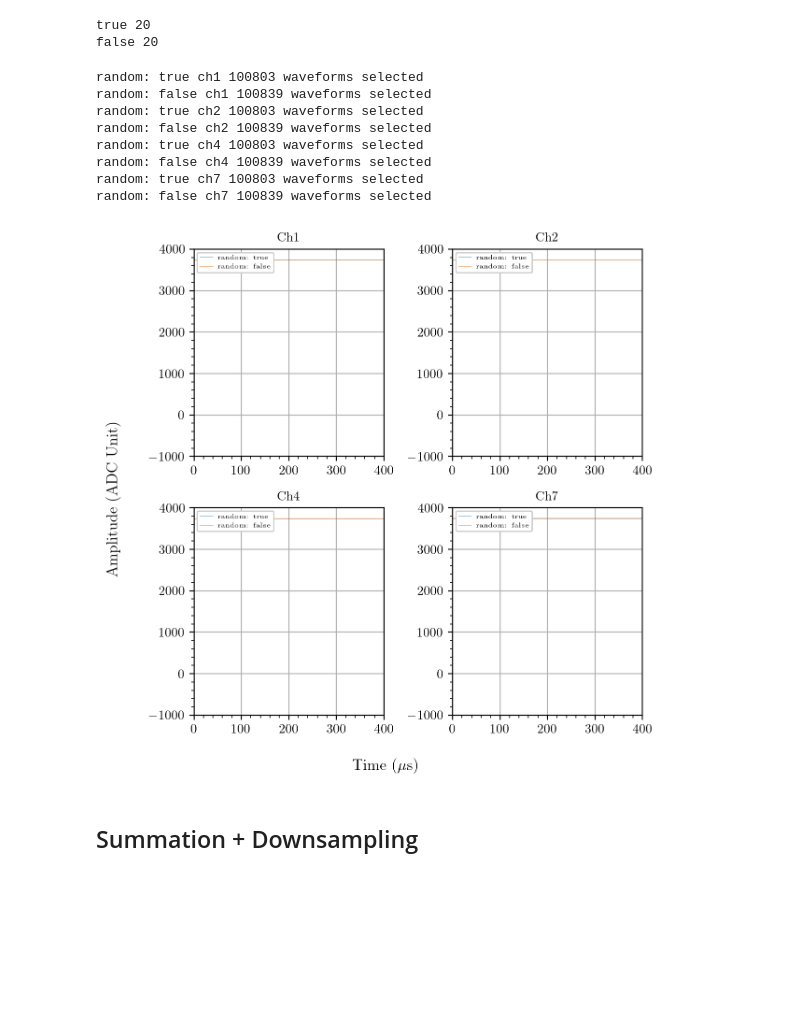
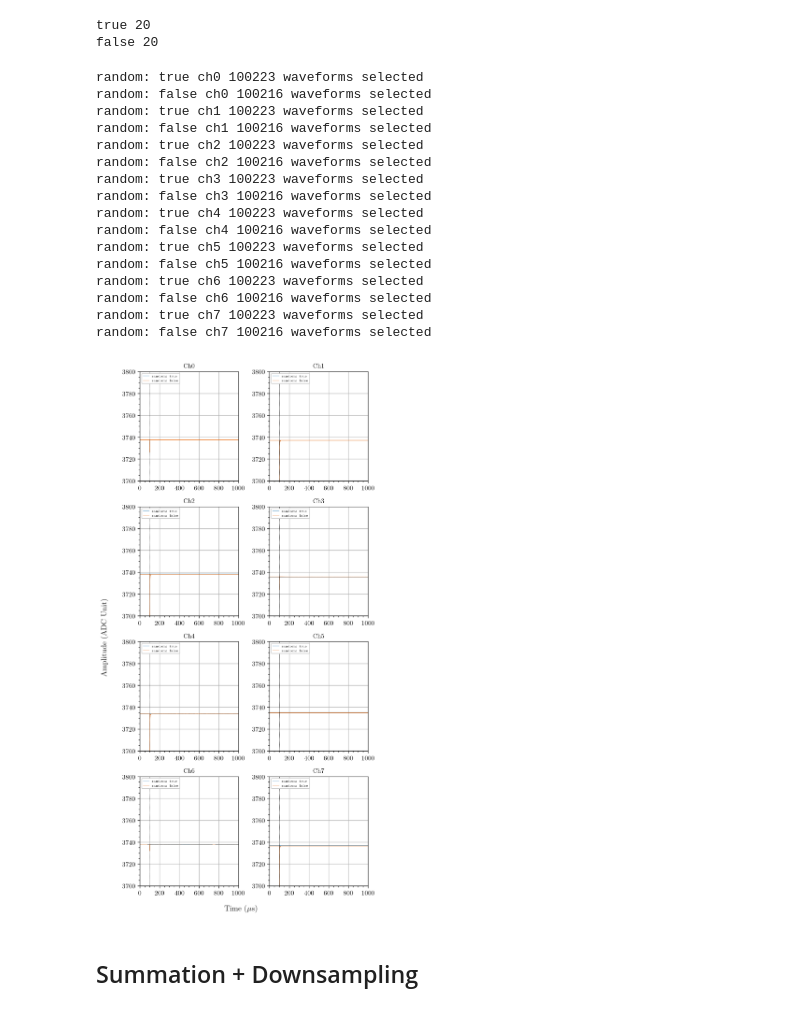
Before and after one commit to darkside-princeton/sipm-analysis, a Jupyter notebook: jupyter/long_wf_liq8.ipynb, the cells around one changed output. Cells and saved outputs as stored; diff of their text form; code cells hidden in the pictures; blank space fills up the shorter version.

Commit message:
1000us WL & WW data

```diff
--- a/jupyter/long_wf_liq8.ipynb
+++ b/jupyter/long_wf_liq8.ipynb
@@ -28,10 +28,10 @@ Welcome to JupyROOT 6.26/08
 ## View raw waveforms to find out exact trigger position
 # %%
 evid = np.arange(0, 10)
-channels = [0,1,2,3,4,7]
-trig = 9960
+channels = [0,1,2,3,4,5,6,7]
+trig = 24950
 dset = wfd.WaveformDataset(
-    path='/scratch/gpfs/GALBIATI/data/sipm/xart_long_wf/2025-02-13/2025-02-13_volt_98_light_scintillation_source_na22_sipmcoinc_1_baf2volt_2050_2500_baf2thre_10_3_random_false_cond_long_wf/0/',
+    path='/scratch/gpfs/GALBIATI/data/sipm/xart_long_wf/2025-02-26/2025-02-26_volt_98_light_scintillation_source_na22_random_false_cond_1000us/0/',
     pol=-1,
     channels=channels,
     trig=trig)
@@ -50,7 +50,7 @@ for i,wf in enumerate(wfs):
     plt.ylabel(r'Voltage [A.U.]')
     plt.minorticks_on()
     plt.grid()
-    plt.xlim(39.5,40.5)
+    plt.xlim(95,105)
     plt.ylim(-60, 400)
     plt.title(f'Event No. {evid[i]}')
 # %% [output]
@@ -292,8 +291,8 @@ def downsample(input_t,input_wf,nsub):
 # %%
 path = "/scratch/gpfs/as111/results/"
 random = ['true', 'false']
-files = {'true': glob(f'{path}2025-02-20/*random_true*long_wf_shape_liq8.h5'),
-         'false': glob(f'{path}2025-02-20/*random_false*long_wf_shape_liq8.h5')}
+files = {'true': glob(f'{path}2025-02-27/*random_true*long_wf_shape_liq8.h5'),
+         'false': glob(f'{path}2025-02-26/*random_false*long_wf_shape_liq8.h5')}
 for k,v in files.items():
 	print(k,len(v))
 # %% [output]
@@ -302,7 +301,7 @@ false 20
 # %%
 # data folder
 data_scint = {}
-channels = [1,2,4,7]
+channels = [0,1,2,3,4,5,6,7]
 ch_old = [0,5,6,3,4,1,2,7] # map to channels in liq5 calibration data
 volt = 98
 for r,fs in files.items():
@@ -328,39 +327,47 @@ for r,fs in files.items():
 # %%
 # Make plots for all datasets
 # Average LAr scintillation waveform
-t_trig = 9960*4e-3
-ylims = (-0.1,1)
-fig, axs = plt.subplots(2, 2, sharex=False, sharey=False)
-fig.set_size_inches(6, 6)
+t_trig = 24950*4e-3
+ylims = (3700,3800)
+fig, axs = plt.subplots(4, 2, sharex=False, sharey=False)
+fig.set_size_inches(6, 12)
 for j, ch in enumerate(channels):
     for r in random:
         print(f'random: {r} ch{ch} {data_scint[r][ch]["n_scint_wfs"]:.0f} waveforms selected')
         axs[j//2, j%2].plot(
             data_scint[r][ch]['time'],
             data_scint[r][ch]['avg_scint_wf'],
             label=f'random: {r}', linewidth=0.3)
     axs[j//2, j%2].legend(loc='upper left',fontsize=5)
     # axs[j//2, j%2].set_xlim(0, 10)
-    # axs[j//2, j%2].set_ylim(*ylims)
+    axs[j//2, j%2].set_ylim(*ylims)
     # axs[j//2, j%2].set_yscale('log')
     axs[j//2, j%2].minorticks_on()
     axs[j//2, j%2].grid()
     axs[j//2, j%2].set_title(f'Ch{ch}')
     axs[j//2, j%2].plot([t_trig-10*0.004]*2, ylims, 'k--',linewidth=0.3)
     axs[j//2, j%2].plot([t_trig+0.3]*2, ylims, 'k--',linewidth=0.3)
 fig.supxlabel(r'Time ($\mu$s)', y=0.01)
 fig.supylabel(r'Amplitude (ADC Unit)', x=0.00)
 fig.tight_layout()
 # %% [output]
-random: true ch1 100803 waveforms selected
-random: false ch1 100839 waveforms selected
-random: true ch2 100803 waveforms selected
-random: false ch2 100839 waveforms selected
-random: true ch4 100803 waveforms selected
-random: false ch4 100839 waveforms selected
-random: true ch7 100803 waveforms selected
-random: false ch7 100839 waveforms selected
+random: true ch0 100223 waveforms selected
+random: false ch0 100216 waveforms selected
+random: true ch1 100223 waveforms selected
+random: false ch1 100216 waveforms selected
+random: true ch2 100223 waveforms selected
+random: false ch2 100216 waveforms selected
+random: true ch3 100223 waveforms selected
+random: false ch3 100216 waveforms selected
+random: true ch4 100223 waveforms selected
+random: false ch4 100216 waveforms selected
+random: true ch5 100223 waveforms selected
+random: false ch5 100216 waveforms selected
+random: true ch6 100223 waveforms selected
+random: false ch6 100216 waveforms selected
+random: true ch7 100223 waveforms selected
+random: false ch7 100216 waveforms selected
-[figure, old version]
+[figure, new version]
 # %% [markdown]
 ## Summation + Downsampling
 # %%
```
Also changed, not shown: parts of 9 cells of this notebook, 2 other files.
